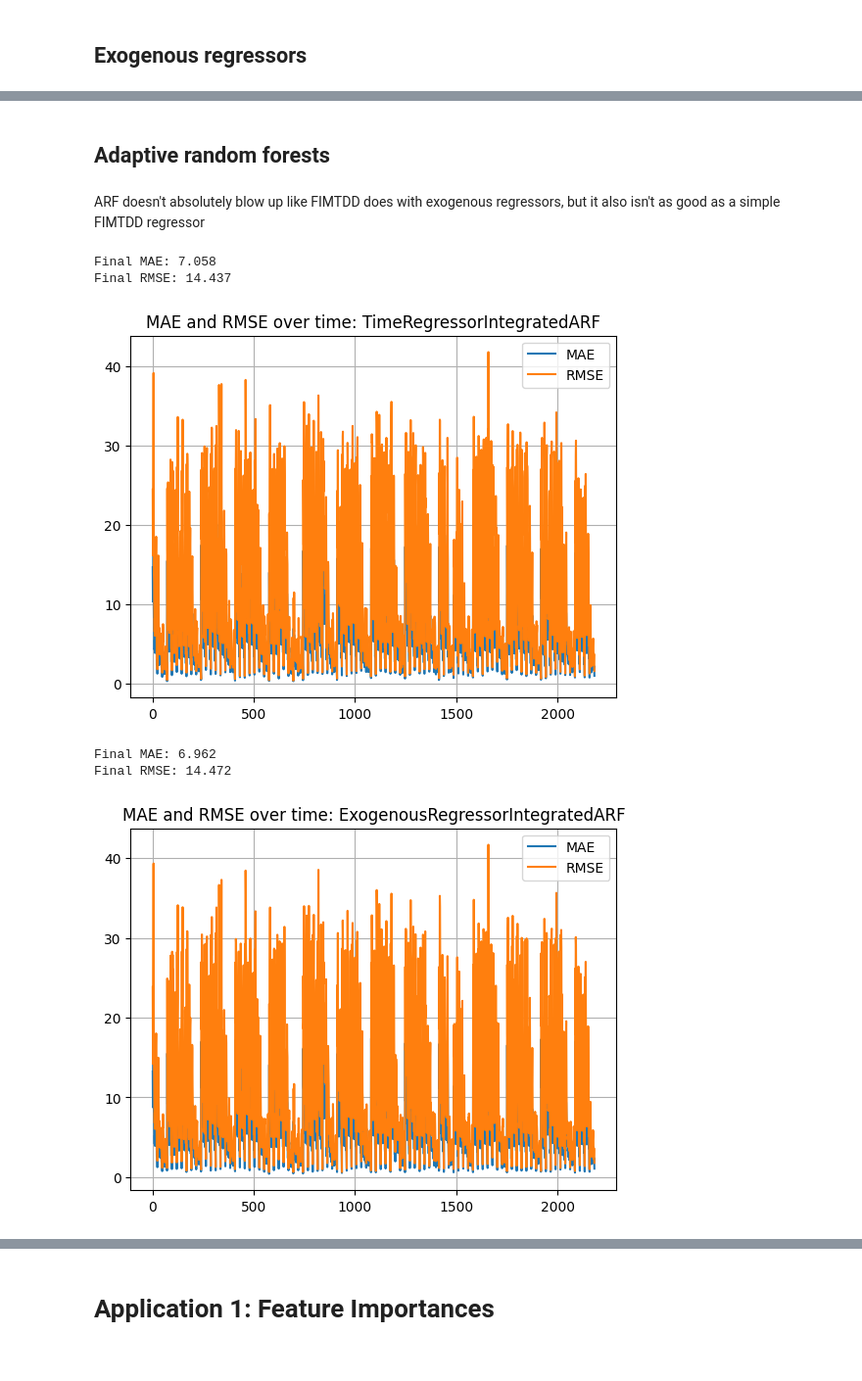
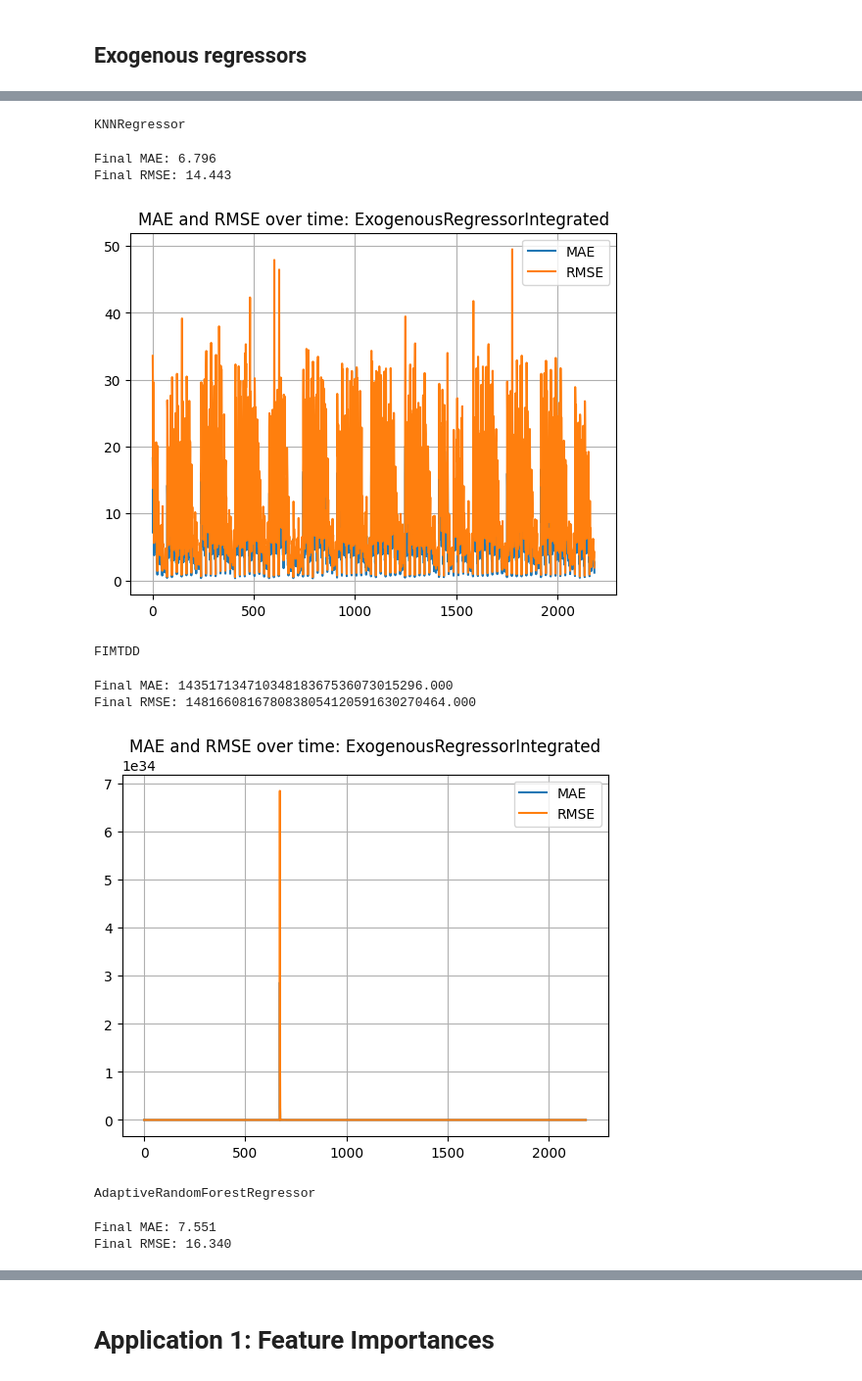
Before and after one commit to RyanJManchester/523_A3, a Jupyter notebook: MoreModels/MoreModels.ipynb, the cells around one changed output, grey strips where cells are left out. Shown at 98% size. Saved outputs shown, nothing was run; the diff lists cells and outputs as text; code cells hidden in the pictures.

```diff
--- a/MoreModels/MoreModels.ipynb
+++ b/MoreModels/MoreModels.ipynb
@@ -844,7 +647,7 @@ Final RMSE: 17.418
 ## Super Naive Model
 # %%
 class SuperNaiveModel:
-    def __init__(self, stop_ids, num_features=5):
+    def __init__(self, stop_ids, num_features=5, base_regressor=None):
         '''
         Trivial baseline regressor that predicts the mean of the most recent lag values.
 
@@ -991,4 +804,6 @@ class NaiveRegressorIntegrated:
 # %%
 df = pd.read_csv("loader_f30avg_new.csv", index_col=0)
-mae, rmse, mae_list, rmse_list = prequential_evaluation(NaiveRegressorIntegrated, df)
+for base_regressor in base_regressors_to_test:
+    print(base_regressor.__name__)
+    mae, rmse, mae_list, rmse_list = prequential_evaluation(NaiveRegressorIntegrated, df, base_regressor=base_regressor)
 # %% [output]
@@ -1173,9 +1031,12 @@ class TimeRegressorIntegrated:
 # %%
 df = pd.read_csv("loader_f30avg_new.csv", index_col=0)
 
-mae, rmse, mae_list, rmse_list = prequential_evaluation(
-    TimeRegressorIntegrated,
-    df,
-    context_df=df_contextual_data
-)
+for base_regressor in base_regressors_to_test:
+    print(base_regressor.__name__)
+    mae, rmse, mae_list, rmse_list = prequential_evaluation(
+        TimeRegressorIntegrated,
+        df,
+        context_df=df_contextual_data,
+        base_regressor=base_regressor
+    )
 # %% [output]
@@ -1185,4 +1054,0 @@ Final RMSE: 15.512
-# %% [markdown]
-## Adaptive random forests
-# %% [markdown]
-ARF doesn't absolutely blow up like FIMTDD does with exogenous regressors, but it also isn't as good as a simple FIMTDD regressor
@@ -1268,12 +1054,0 @@ class TimeRegressorIntegratedARF:
-# %%
-df = pd.read_csv("loader_f30avg_new.csv", index_col=0)
-
-mae, rmse, mae_list, rmse_list = prequential_evaluation(
-    TimeRegressorIntegratedARF,
-    df,
-    context_df=df_contextual_data
-)
-# %% [output]
-Final MAE: 7.058
-Final RMSE: 14.437
-[figure, removed]
@@ -1371,13 +1157,24 @@ class ExogenousRegressorIntegratedARF:
 # %%
 df = pd.read_csv("loader_f30avg_new.csv", index_col=0)
 
-mae, rmse, mae_list, rmse_list, arf_model = prequential_evaluation(
-    ExogenousRegressorIntegratedARF,
-    df,
-    context_df=df_contextual_data,
-    return_model = True
-)
+for base_regressor in base_regressors_to_test:
+    print(base_regressor.__name__)
+    mae, rmse, mae_list, rmse_list, arf_model = prequential_evaluation(
+        ExogenousRegressorIntegrated,
+        df,
+        context_df=df_contextual_data,
+        return_model = True,
+        base_regressor = base_regressor
+    )
 # %% [output]
-Final MAE: 6.962
-Final RMSE: 14.472
+KNNRegressor
+Final MAE: 6.796
+Final RMSE: 14.443
-[figure, old version]
+[figure, new version]
+FIMTDD
+Final MAE: 14351713471034818367536073015296.000
+Final RMSE: 1481660816780838054120591630270464.000
+[figure, added]
+AdaptiveRandomForestRegressor
+Final MAE: 7.551
+Final RMSE: 16.340
```
Also changed, not shown: parts of 34 cells of this notebook.
